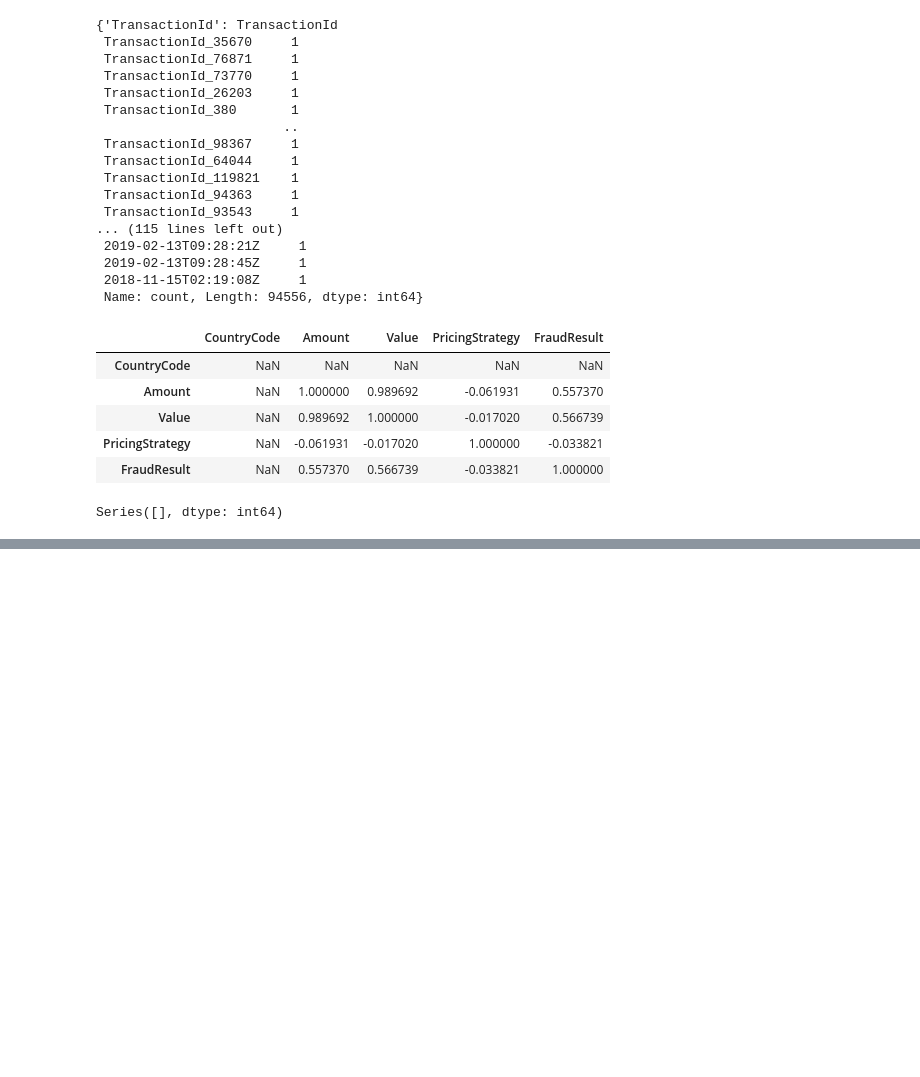
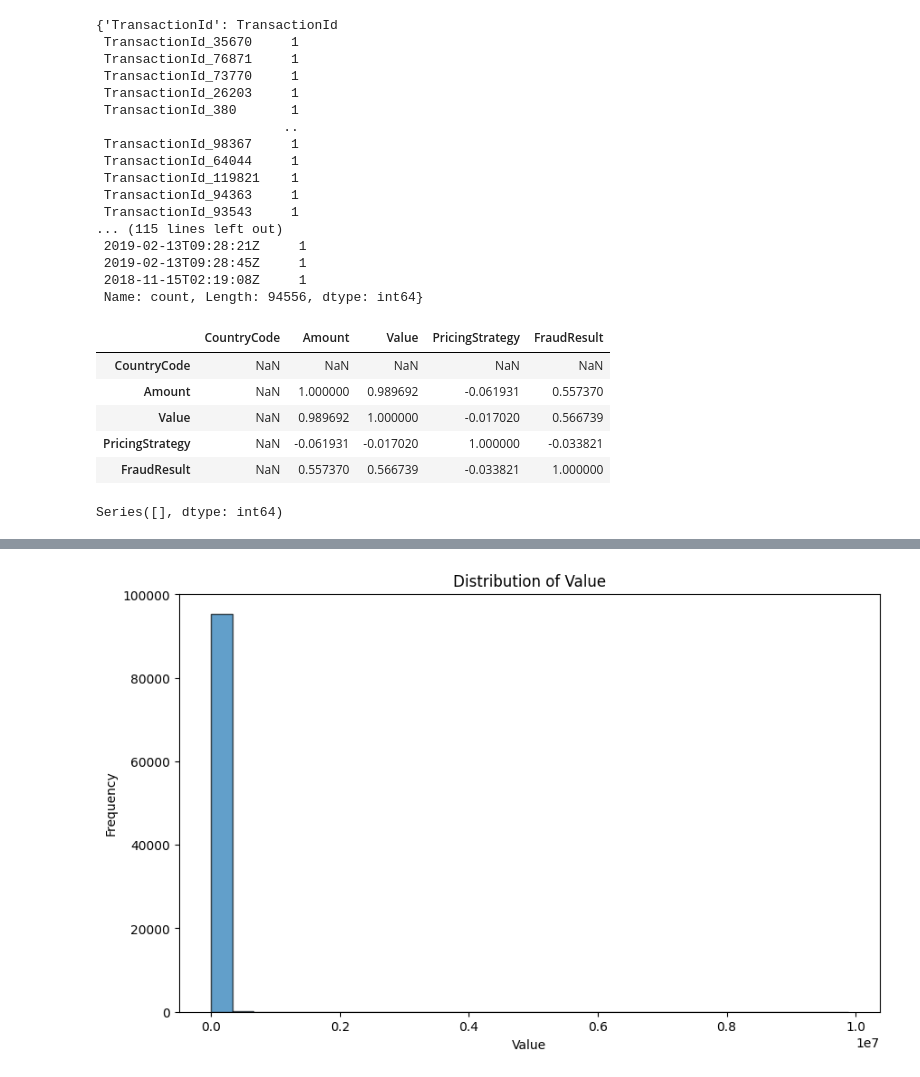
Before and after one commit to Tesfahun03/Credit-score-Modelling, a Jupyter notebook: notebooks/eda.ipynb, the cells around one changed output, grey strips where cells are left out. Cells and saved outputs as stored; diff of their text form; code cells hidden in the pictures; blank space fills up the shorter version.

```diff
--- a/notebooks/eda.ipynb
+++ b/notebooks/eda.ipynb
@@ -49,0 +75,4 @@ Series([], dtype: int64)
+# %%
+plot.plot_numerical_distribution('Value')
+# %% [output]
+[figure, added]
```
Also changed, not shown: parts of 5 cells of this notebook, 1 other file.
